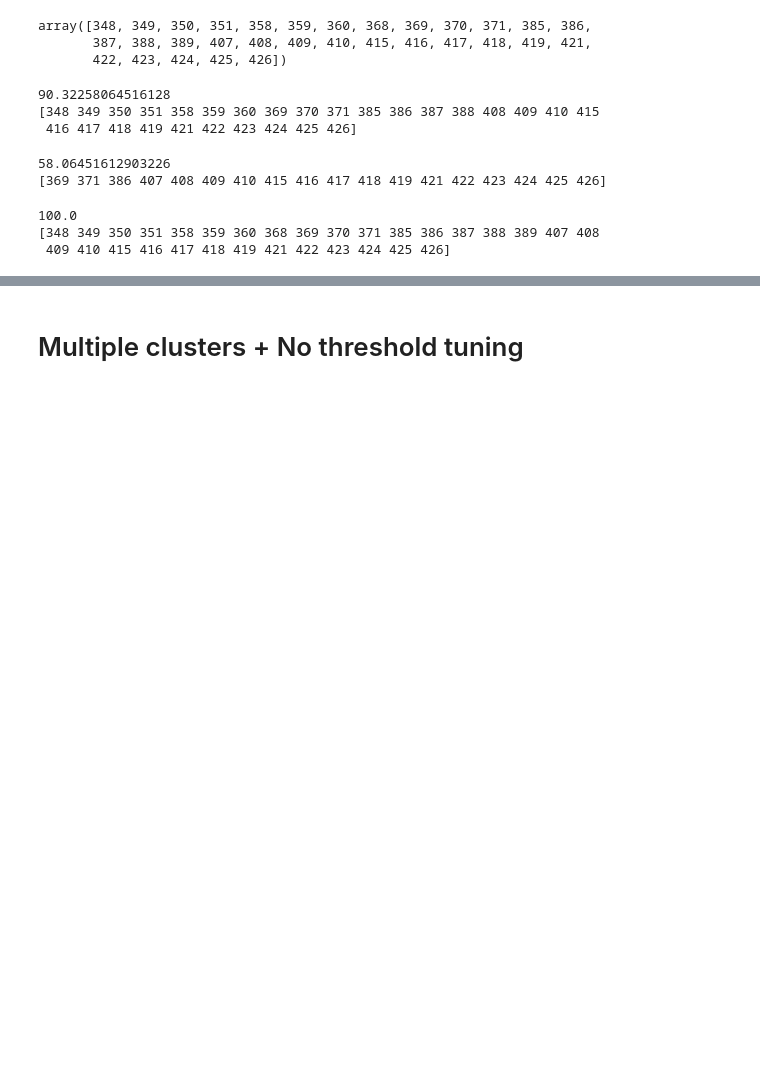
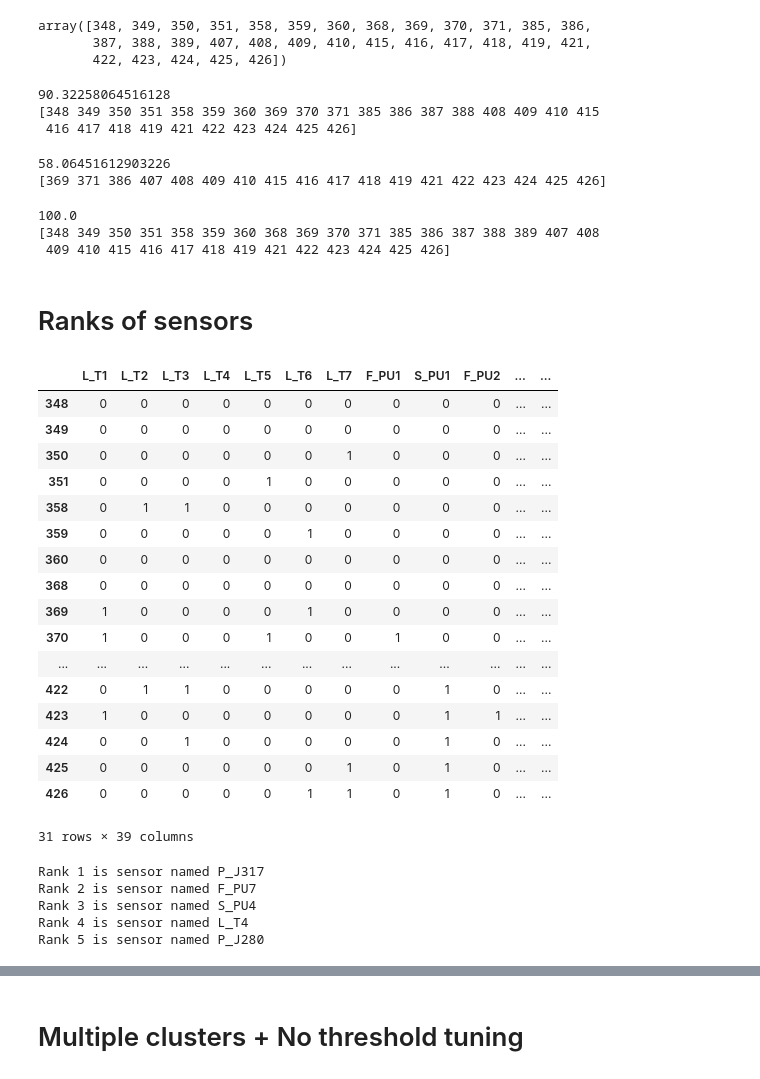
Before and after one commit to manu1003/meepc, a Jupyter notebook: CTown/ctown12_robustness_percentage.ipynb, the cells around one changed output, grey strips where cells are left out. Drawn from its saved outputs; the diff is of its cells as text; code cells hidden in the pictures; blank space fills up the shorter version.

```diff
--- a/CTown/ctown12_robustness_percentage.ipynb
+++ b/CTown/ctown12_robustness_percentage.ipynb
@@ -169,6 +189,50 @@ print(commonidxs)
 100.0
 [348 349 350 351 358 359 360 368 369 370 371 385 386 387 388 389 407 408
  409 410 415 416 417 418 419 421 422 423 424 425 426]
+# %% [markdown]
+# Ranks of sensors
+# %%
+# filling the table
+attack_df =pd.DataFrame(columns=sensors,index=attack_idx)
+attack_df=attack_df.fillna(0)
+for i,sens in enumerate(sensors):
+  detected_idx=flatten_pca(meepc_indexes[i])
+  for idx in detected_idx:
+      if idx  in attack_idx:
+          attack_df.loc[idx,sens]=1
+attack_df
+# %% [output]
+|  | L_T1 | L_T2 | L_T3 | L_T4 | L_T5 | L_T6 | L_T7 | F_PU1 | S_PU1 | F_PU2 | ... | ... |
+| 348 | 0 | 0 | 0 | 0 | 0 | 0 | 0 | 0 | 0 | 0 | ... | ... |
+| 349 | 0 | 0 | 0 | 0 | 0 | 0 | 0 | 0 | 0 | 0 | ... | ... |
+| 350 | 0 | 0 | 0 | 0 | 0 | 0 | 1 | 0 | 0 | 0 | ... | ... |
+| 351 | 0 | 0 | 0 | 0 | 1 | 0 | 0 | 0 | 0 | 0 | ... | ... |
+| 358 | 0 | 1 | 1 | 0 | 0 | 0 | 0 | 0 | 0 | 0 | ... | ... |
+| 359 | 0 | 0 | 0 | 0 | 0 | 1 | 0 | 0 | 0 | 0 | ... | ... |
+| 360 | 0 | 0 | 0 | 0 | 0 | 0 | 0 | 0 | 0 | 0 | ... | ... |
+| 368 | 0 | 0 | 0 | 0 | 0 | 0 | 0 | 0 | 0 | 0 | ... | ... |
+| 369 | 1 | 0 | 0 | 0 | 0 | 1 | 0 | 0 | 0 | 0 | ... | ... |
+| 370 | 1 | 0 | 0 | 0 | 1 | 0 | 0 | 1 | 0 | 0 | ... | ... |
+| ... | ... | ... | ... | ... | ... | ... | ... | ... | ... | ... | ... | ... |
+| 422 | 0 | 1 | 1 | 0 | 0 | 0 | 0 | 0 | 1 | 0 | ... | ... |
+| 423 | 1 | 0 | 0 | 0 | 0 | 0 | 0 | 0 | 1 | 1 | ... | ... |
+| 424 | 0 | 0 | 1 | 0 | 0 | 0 | 0 | 0 | 1 | 0 | ... | ... |
+| 425 | 0 | 0 | 0 | 0 | 0 | 0 | 1 | 0 | 1 | 0 | ... | ... |
+| 426 | 0 | 0 | 0 | 0 | 0 | 1 | 1 | 0 | 1 | 0 | ... | ... |
+31 rows × 39 columns
+# %%
+df=attack_df
+for i in range(5):
+  counts=df.sum(axis=0)
+  sensor_idx = np.argmax(np.array(counts))
+  print("Rank {} is sensor named {}".format(i+1,sensors[sensor_idx]))
+  df=df[~(df[sensors[sensor_idx]]==1)]
+# %% [output]
+Rank 1 is sensor named P_J317
+Rank 2 is sensor named F_PU7
+Rank 3 is sensor named S_PU4
+Rank 4 is sensor named L_T4
+Rank 5 is sensor named P_J280
 # %%
 sensor_predicted = np.asarray(sensor_predicted)
 y_predicted = np.any(sensor_predicted,axis=0).astype(int)
```
Also changed, not shown: parts of 9 cells of this notebook.
